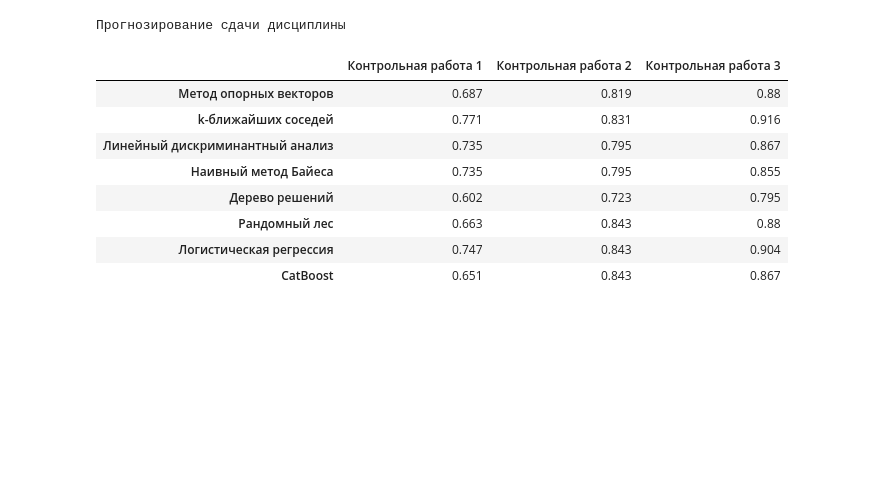
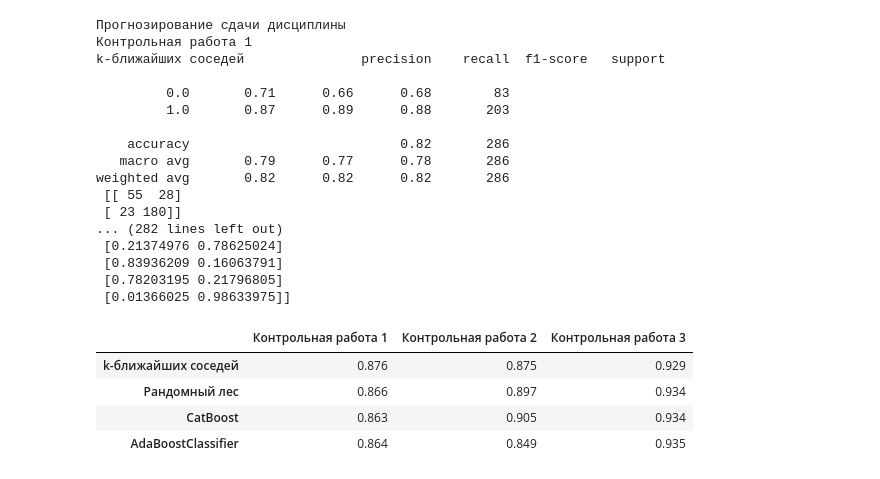
Before and after one commit to KokonTrol/VKR, a Jupyter notebook: prediction.ipynb, the cells around one changed output. Saved outputs shown, nothing was run; the diff lists cells and outputs as text; code cells hidden in the pictures; blank space fills up the shorter version.

Commit message:
update prediction and analysis of data

```diff
--- a/prediction.ipynb
+++ b/prediction.ipynb
@@ -159,13 +253,14 @@ random Max_depth: 2, точность: 0.565
 # %%
-models = {"Метод опорных векторов": SVC(kernel='rbf'), \
-            "k-ближайших соседей": KNeighborsClassifier(n_neighbors=2), \
-            "Линейный дискриминантный анализ": LinearDiscriminantAnalysis(), \
-            "Наивный метод Байеса": GaussianNB(),  \
-            "Дерево решений": DecisionTreeClassifier(max_depth=9, random_state=0),  \
-            "Рандомный лес": RandomForestClassifier(max_depth=8,random_state=0),  \
-            "Логистическая регрессия": LogisticRegression(),
-            "CatBoost": CatBoostClassifier(iterations=200, learning_rate=0.1, silent=True)}
-models_regres = {"k-ближайших соседей": KNeighborsRegressor(n_neighbors=5),
-            "Рандомный лес": RandomForestRegressor(max_depth=6,random_state=0),  \
-            "Линейная регрессия": LinearRegression(),
-            "CatBoostRegressor": CatBoostRegressor(iterations=200, depth=14, learning_rate=0.01, silent=True)}
+models = {
+    # "Метод опорных векторов": SVC(kernel='rbf'), \
+            "k-ближайших соседей": KNeighborsClassifier(leaf_size=20, metric='chebyshev', n_neighbors=7, p=1, weights='uniform'), \
+            # "Линейный дискриминантный анализ": LinearDiscriminantAnalysis(), \
+            # "Наивный метод Байеса": GaussianNB(),  \
+            "Рандомный лес": RandomForestClassifier(max_depth=15, max_features=1, min_samples_leaf=2, min_samples_split=3, n_estimators=10),  \
+            # "Логистическая регрессия": LogisticRegression(),
+            "CatBoost": CatBoostClassifier(iterations=21, learning_rate=0.4, silent=True, allow_writing_files=False),
+            "AdaBoostClassifier": AdaBoostClassifier(base_estimator=LogisticRegression(), learning_rate=2.0, n_estimators=2)}
+models_regres = {"k-ближайших соседей": KNeighborsRegressor(leaf_size=29, metric='minkowski', n_neighbors=10, p=1, weights='uniform'),
+            "Рандомный лес": RandomForestRegressor(bootstrap=True, max_depth=8, max_features=None, min_samples_leaf=3, min_samples_split=2, n_estimators=10),  \
+            "CatBoostRegressor": CatBoostRegressor(iterations=151, learning_rate=0.2, depth=7, silent=True, allow_writing_files=False),
+            "AdaBoostRegressor": AdaBoostRegressor(learning_rate=0.1, loss='exponential', n_estimators=5)}
@@ -302,35 +471,55 @@ print(f"Не изменили баллы на экзамене {round(len(data.l
 # %%
 # try:
 # data.drop(["ФИО", "Команда"], axis=1, inplace=True)
 print("Прогнозирование сдачи дисциплины")
 results = pd.DataFrame(index=list(models.keys()), columns=exams)
 for ex in exams:
+    print(ex)
     results[ex] = ""
-    temp_data = data[data.loc[:,:ex].columns]
+    columns = data.loc[:,:ex]
+    columns =columns.columns.difference(not_for_prediction).to_list()
+
+    temp_data = data[columns+["Сдал(-а)"]]
     temp_data.drop_duplicates(keep='last')
-    X = temp_data[temp_data.loc[:,:].columns.difference(not_for_prediction)] #[name  for name in data.columns.to_list() if ex in name and ex!=name]]
-    Y = temp_data["Сдал(-а)"].to_list()
+    cols = temp_data.select_dtypes(exclude=['float']).columns
+    temp_data[cols] = temp_data[cols].apply(pd.to_numeric, downcast='float', errors='coerce')
+    X = temp_data[temp_data.columns.difference(["Сдал(-а)"])] #[name  for name in data.columns.to_list() if ex in name and ex!=name]]
+    # X[X.loc[:,:].columns.difference(["Пол"])] = X[X.loc[:,:].columns.difference(["Пол"])].div(100)
+
+    Y = list(temp_data["Сдал(-а)"])
 
     pred_res = prediction_class(X, Y)
     for key, val in pred_res.items():
         results[ex][key] = val
 
 results
 # except:
 #     # data.drop(["Направление"], axis=1, inplace=True)
 #     X = data[data.columns.difference(["Направление", "Сдал(-а)"])]
 #     Y = data["Сдал(-а)"].to_list()
 # %% [output]
 Прогнозирование сдачи дисциплины
+Контрольная работа 1
+k-ближайших соседей               precision    recall  f1-score   support
+
+         0.0       0.71      0.66      0.68        83
+         1.0       0.87      0.89      0.88       203
+
+    accuracy                           0.82       286
+   macro avg       0.79      0.77      0.78       286
+weighted avg       0.82      0.82      0.82       286
+ [[ 55  28]
+ [ 23 180]]
+... (282 lines left out)
+ [0.21374976 0.78625024]
+ [0.83936209 0.16063791]
+ [0.78203195 0.21796805]
+ [0.01366025 0.98633975]]
 |  | Контрольная работа 1 | Контрольная работа 2 | Контрольная работа 3 |
-| Метод опорных векторов | 0.687 | 0.819 | 0.88 |
-| k-ближайших соседей | 0.771 | 0.831 | 0.916 |
-| Линейный дискриминантный анализ | 0.735 | 0.795 | 0.867 |
-| Наивный метод Байеса | 0.735 | 0.795 | 0.855 |
-| Дерево решений | 0.602 | 0.723 | 0.795 |
-| Рандомный лес | 0.663 | 0.843 | 0.88 |
-| Логистическая регрессия | 0.747 | 0.843 | 0.904 |
-| CatBoost | 0.651 | 0.843 | 0.867 |
+| k-ближайших соседей | 0.876 | 0.875 | 0.929 |
+| Рандомный лес | 0.866 | 0.897 | 0.934 |
+| CatBoost | 0.863 | 0.905 | 0.934 |
+| AdaBoostClassifier | 0.864 | 0.849 | 0.935 |
 # %%
 # прогнозирование контрольных без учета оценок
 # try:
```
Also changed, not shown: parts of 22 cells of this notebook, 1 other file.
